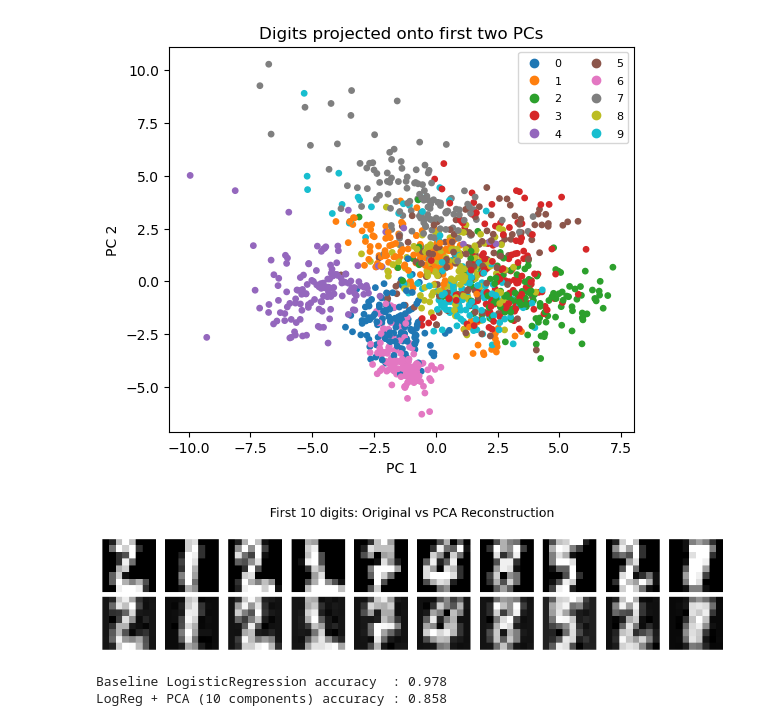
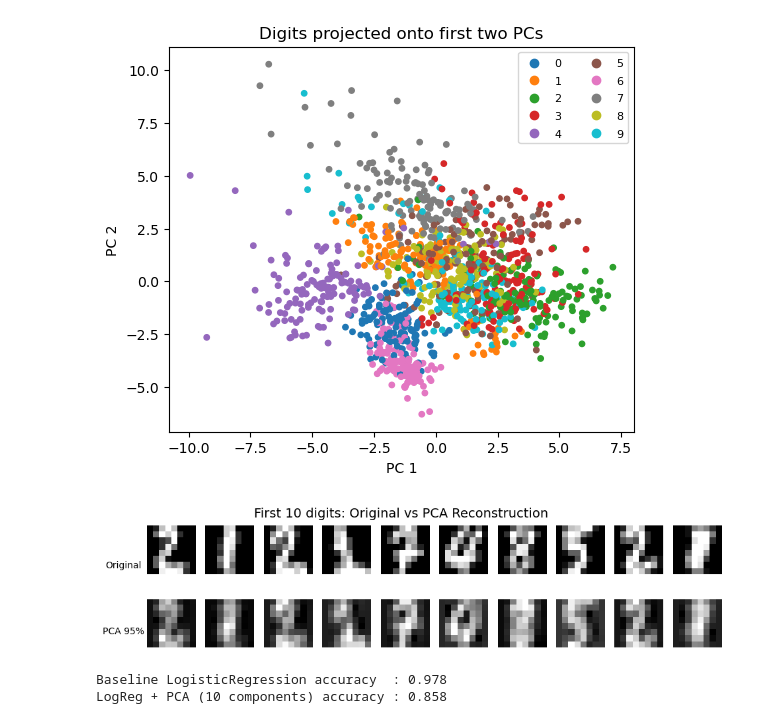
Before and after one commit to nilooeli/Machine_Learning, a Jupyter notebook: Unsupervised_Learning_algorithms/pca_digits.ipynb, the cells around one changed output. Saved outputs shown, nothing was run; the diff lists cells and outputs as text; code cells hidden in the pictures.

```diff
--- a/Unsupervised_Learning_algorithms/pca_digits.ipynb
+++ b/Unsupervised_Learning_algorithms/pca_digits.ipynb
@@ -21,9 +29,14 @@ X_train_scaled = scaler.fit_transform(X_train)
 X_test_scaled = scaler.transform(X_test)
 # %%
 # Section 4: Fit PCA to explain 95% variance
-pca_full = PCA(n_components=10, random_state=42)
+# Initialy, we use n_components=0.95 to retain 95% of the total variance,
+# but to create a stronger difference in model performance we later set n_components to 10.
+pca_full = PCA(n_components=.95, random_state=42)
+pca_10 = PCA(n_components=10, random_state=42)
 X_train_pca = pca_full.fit_transform(X_train_scaled)
 X_test_pca = pca_full.transform(X_test_scaled)
+X_train_pca_10 = pca_10.fit_transform(X_train_scaled)
+X_test_pca_10 = pca_10.transform(X_test_scaled)
 # %%
 # Section 5: Plot variance explained
 fig, ax1 = plt.subplots(figsize=(8, 4))
@@ -77,24 +90,36 @@ plt.show()
 # %%
 # Section 7: Visualize digits before and after PCA reconstruction
 
 #Inverse transformation to reconstruct images
 X_train_reconstructed = pca_full.inverse_transform(X_train_pca)
 X_train_reconstructed = scaler.inverse_transform(X_train_reconstructed)
 
+# Create subplots
 fig, axes = plt.subplots(2, 10, figsize=(10, 2.5))
+
+# plot original images (top row)
 for i, ax in enumerate(axes[0]):
     ax.imshow(X_train[i].reshape(8, 8), cmap="gray")
-    ax.axis("off")
-axes[0,0].set_ylabel("Original", rotation=0, labelpad=25, fontsize=10)
+    ax.set_axis_off()
 
+# Plot Reconstructed images (buttom row)
 for i, ax in enumerate(axes[1]):
     ax.imshow(X_train_reconstructed[i].reshape(8, 8), cmap="gray")
-    ax.axis("off")
-axes[1, 0].set_ylabel("PCA 95%", rotation=0, labelpad=25, fontsize=10)
+    ax.set_axis_off()
 
+# Add row labels (Original and PCA 95%)
+fig.text(0.08, 0.63, 'Original', va='center', ha='center', fontsize=10, rotation='horizontal')
+fig.text(0.08, 0.23, 'PCA 95%',  va='center', ha='center', fontsize=10, rotation='horizontal')
+
+# Adjust spacing
+plt.subplots_adjust(left=0.08, wspace=0.1)
+plt.tight_layout(rect=[0.1, 0, 1 ,1])
+
+# Add main title
 plt.suptitle("First 10 digits: Original vs PCA Reconstruction", fontsize=14)
-plt.tight_layout()
+
+# Show the final figure
 plt.show()
 # %% [output]
-[figure, old version]
+[figure, new version]
 # %%
```
Also changed, not shown: parts of 4 cells of this notebook.
